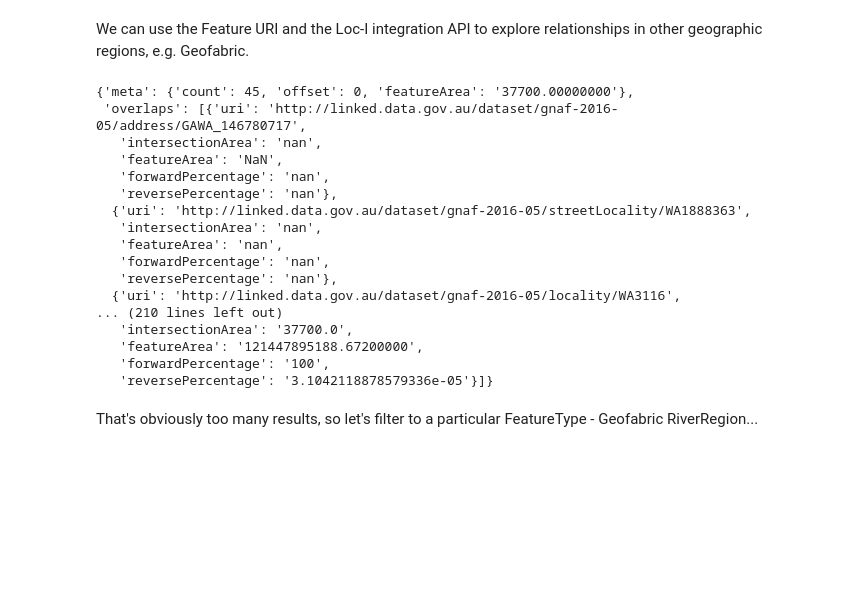
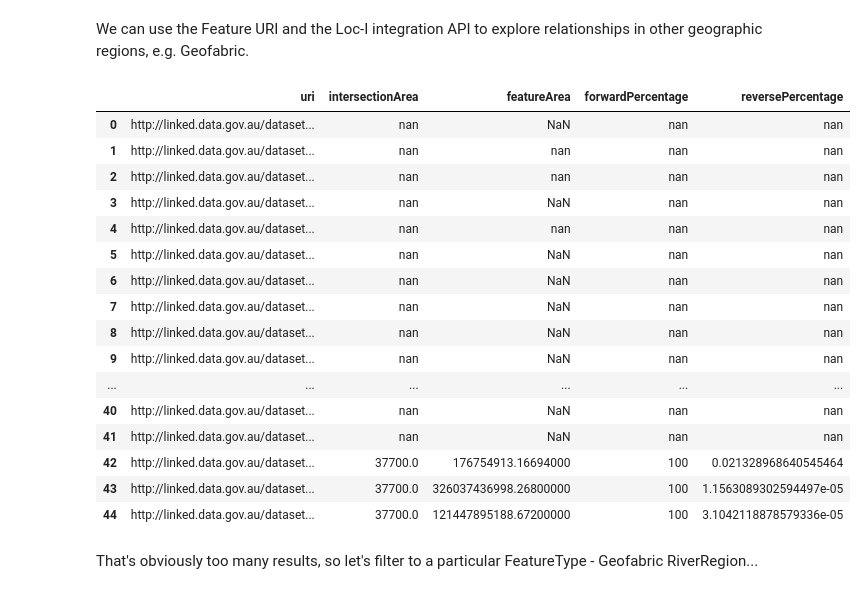
Before and after one commit to CSIRO-enviro-informatics/loci-notebooks, a Jupyter notebook: 02-explore-cross-dataset-relationships.ipynb, the cells around one changed output. Drawn from its saved outputs; the diff is of its cells as text; code cells hidden in the pictures; blank space fills up the shorter version.

```diff
--- a/02-explore-cross-dataset-relationships.ipynb
+++ b/02-explore-cross-dataset-relationships.ipynb
@@ -145,25 +192,30 @@ payload = {
 
 url = "https://api.loci.cat/api/v1/location/overlaps"
 r = requests.get(url, params=payload)
-r.json()
+data = r.json()
-# %% [output]
-{'meta': {'count': 45, 'offset': 0, 'featureArea': '37700.00000000'},
- 'overlaps': [{'uri': 'http://linked.data.gov.au/dataset/gnaf-2016-05/address/GAWA_146780717',
-   'intersectionArea': 'nan',
-   'featureArea': 'NaN',
-   'forwardPercentage': 'nan',
-   'reversePercentage': 'nan'},
-  {'uri': 'http://linked.data.gov.au/dataset/gnaf-2016-05/streetLocality/WA1888363',
-   'intersectionArea': 'nan',
-   'featureArea': 'nan',
-   'forwardPercentage': 'nan',
-   'reversePercentage': 'nan'},
-  {'uri': 'http://linked.data.gov.au/dataset/gnaf-2016-05/locality/WA3116',
-... (210 lines left out)
-   'intersectionArea': '37700.0',
-   'featureArea': '121447895188.67200000',
-   'forwardPercentage': '100',
-   'reversePercentage': '3.1042118878579336e-05'}]}
+# %%
+import pandas as pd
+
+df = pd.json_normalize(data['overlaps'])
+df
+# %% [output]
+|  | uri | intersectionArea | featureArea | forwardPercentage | reversePercentage |
+| 0 | http://linked.data.gov.au/dataset... | nan | NaN | nan | nan |
+| 1 | http://linked.data.gov.au/dataset... | nan | nan | nan | nan |
+| 2 | http://linked.data.gov.au/dataset... | nan | nan | nan | nan |
+| 3 | http://linked.data.gov.au/dataset... | nan | NaN | nan | nan |
+| 4 | http://linked.data.gov.au/dataset... | nan | nan | nan | nan |
+| 5 | http://linked.data.gov.au/dataset... | nan | NaN | nan | nan |
+| 6 | http://linked.data.gov.au/dataset... | nan | NaN | nan | nan |
+| 7 | http://linked.data.gov.au/dataset... | nan | NaN | nan | nan |
+| 8 | http://linked.data.gov.au/dataset... | nan | NaN | nan | nan |
+| 9 | http://linked.data.gov.au/dataset... | nan | NaN | nan | nan |
+| ... | ... | ... | ... | ... | ... |
+| 40 | http://linked.data.gov.au/dataset... | nan | NaN | nan | nan |
+| 41 | http://linked.data.gov.au/dataset... | nan | NaN | nan | nan |
+| 42 | http://linked.data.gov.au/dataset... | 37700.0 | 176754913.16694000 | 100 | 0.021328968640545464 |
+| 43 | http://linked.data.gov.au/dataset... | 37700.0 | 326037436998.26800000 | 100 | 1.1563089302594497e-05 |
+| 44 | http://linked.data.gov.au/dataset... | 37700.0 | 121447895188.67200000 | 100 | 3.1042118878579336e-05 |
 # %% [markdown]
 That's obviously too many results, so let's filter to a particular FeatureType - Geofabric RiverRegion...
 # %%
```
Also changed, not shown: parts of 10 cells of this notebook, 2 other files.
